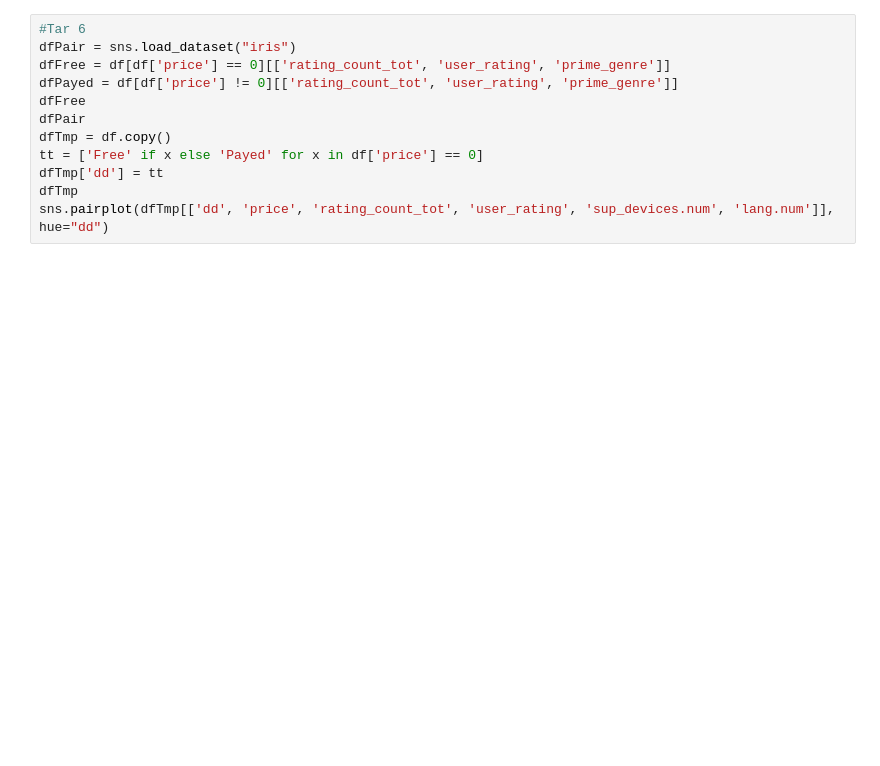
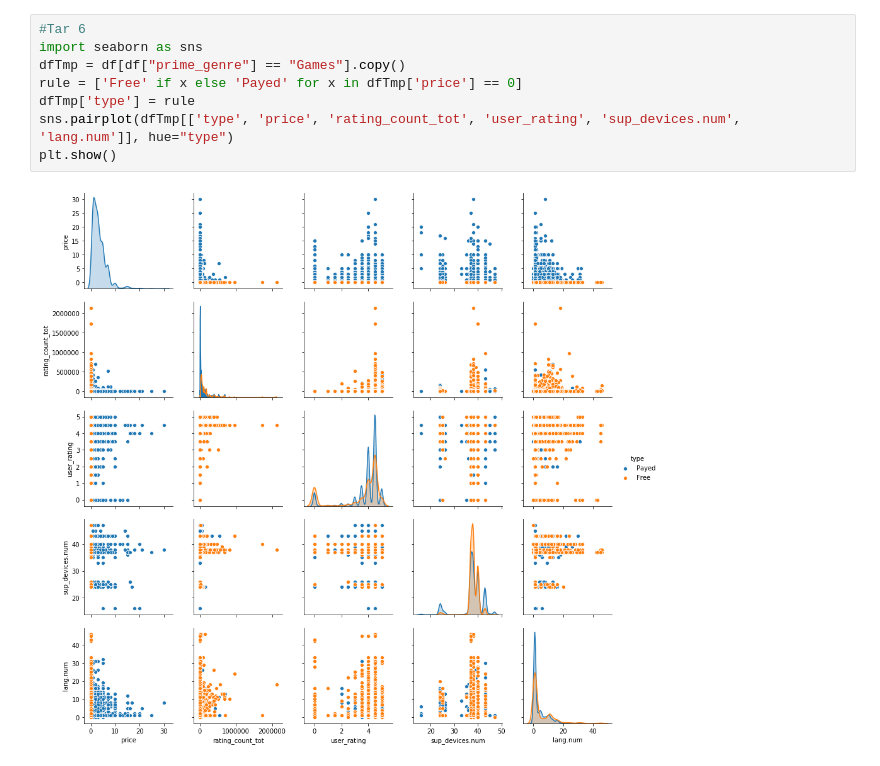
Before and after one commit to MtheEPIC/KaggleProj, a Jupyter notebook: Apple_Visualization.ipynb, the cells around one changed output. Cells and saved outputs as stored; diff of their text form; blank space fills up the shorter version.

```diff
--- a/Apple_Visualization.ipynb
+++ b/Apple_Visualization.ipynb
@@ -33,15 +59,13 @@ df.sort_values(['user_rating'])[-20:][['track_name', 'user_rating']].set_index('
 # %%
 #Tar 6
-dfPair = sns.load_dataset("iris")
-dfFree = df[df['price'] == 0][['rating_count_tot', 'user_rating', 'prime_genre']]
-dfPayed = df[df['price'] != 0][['rating_count_tot', 'user_rating', 'prime_genre']]
-dfFree
-dfPair
-dfTmp = df.copy()
-tt = ['Free' if x else 'Payed' for x in df['price'] == 0]
-dfTmp['dd'] = tt
-dfTmp
-sns.pairplot(dfTmp[['dd', 'price', 'rating_count_tot', 'user_rating', 'sup_devices.num', 'lang.num']], hue="dd")
+import seaborn as sns
+dfTmp = df[df["prime_genre"] == "Games"].copy()
+rule = ['Free' if x else 'Payed' for x in dfTmp['price'] == 0]
+dfTmp['type'] = rule
+sns.pairplot(dfTmp[['type', 'price', 'rating_count_tot', 'user_rating', 'sup_devices.num', 'lang.num']], hue="type")
+plt.show()
+# %% [output]
+[figure, added]
 # %%
 import matplotlib.pyplot as plt
 
```
Also changed, not shown: parts of 12 cells of this notebook.
